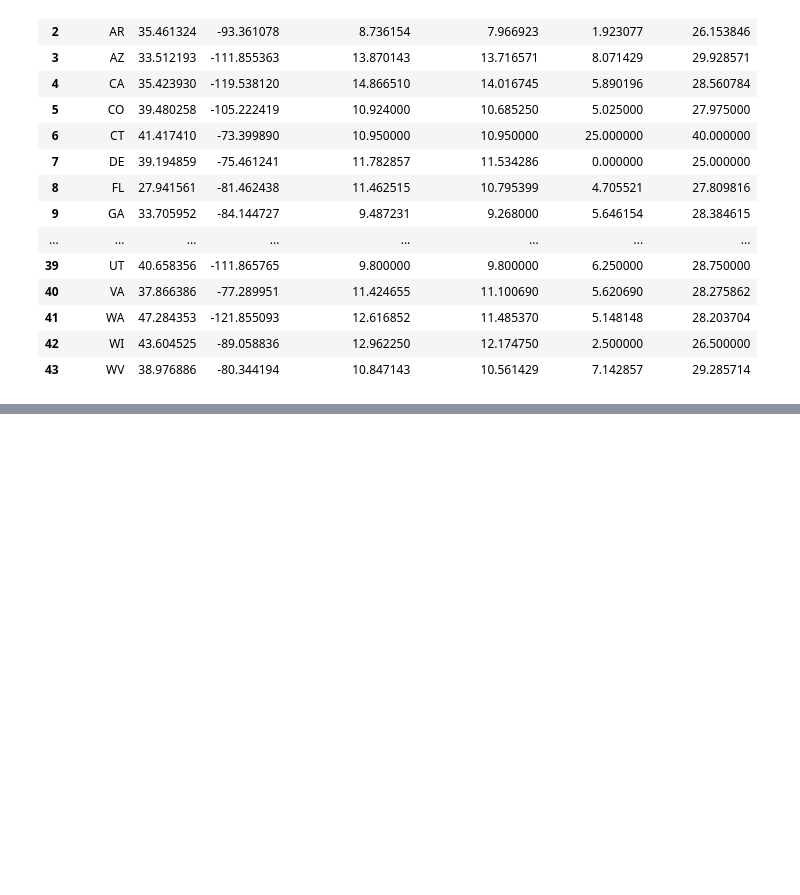
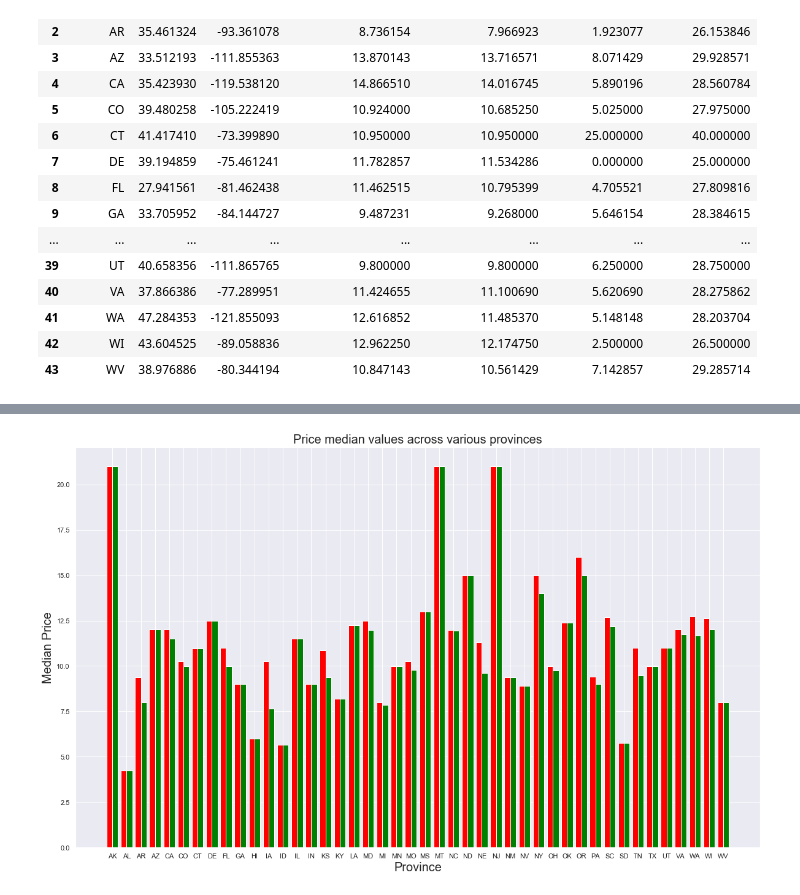
Before and after one commit to anusbc/pizza_data, a Jupyter notebook: Pizza data analysis.ipynb, the cells around one changed output, grey strips where cells are left out. Cells and saved outputs as stored; diff of their text form; code cells hidden in the pictures; blank space fills up the shorter version.

```diff
--- a/Pizza data analysis.ipynb
+++ b/Pizza data analysis.ipynb
@@ -263,0 +292,5 @@ plt.show()
+# %%
+#It is also useful to know the median of pizza prices. It gives us a better picture of the distribution.
+pizza_prices_mode = pd.DataFrame(pizza_mean.groupby(['province']).median().reset_index())
+pizza_prices_mode = pizza_prices_mode.loc[:, ['province', 'menus.amountMax', 'menus.amountMin'] ]
+pizza_prices_mode
@@ -263,0 +315,15 @@ plt.show()
+# %%
+# Set figure width to 20 and height to 12
+fig_size[0] = 20
+fig_size[1] = 12
+#The bar graph showing the distribution of median price value across various provinces
+width =0.8 #width of the bars
+#x = len((pizza_prices_mode['province'])
+plt.bar(pizza_prices_mode['province'], pizza_prices_mode['menus.amountMax'], width = -width/2, bottom=None, align = 'edge', color=['red'])
+plt.bar(pizza_prices_mode['province'], pizza_prices_mode['menus.amountMin'], width = width/2, bottom=None, align = 'edge', color=['green'])
+plt.title('Price median values across various provinces', fontsize = 20)
+plt.xlabel('Province', fontsize = 20)
+plt.ylabel('Median Price', fontsize = 20)
+plt.show()
+# %% [output]
+[figure, added]
```
Also changed, not shown: parts of 30 cells of this notebook.
